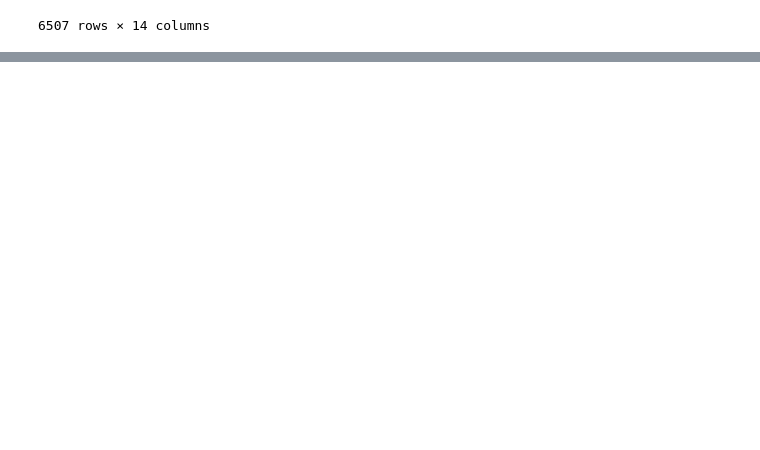
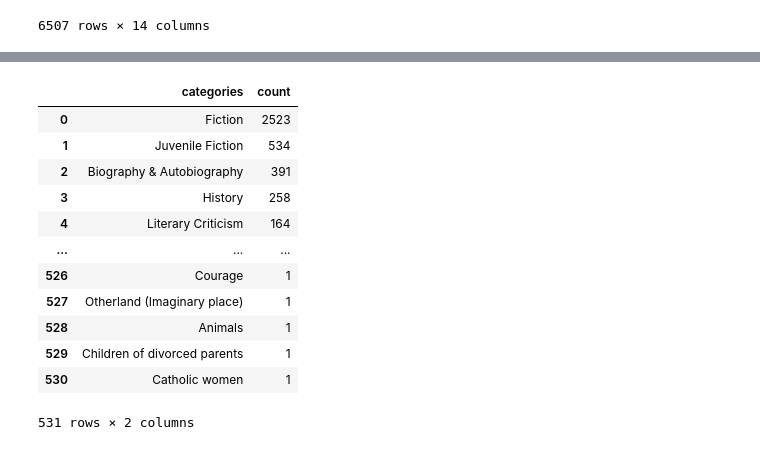
Before and after one commit to prab0007al/Reado, a Jupyter notebook: data_exploration.ipynb, the cells around one changed output, grey strips where cells are left out. Drawn from its saved outputs; the diff is of its cells as text; code cells hidden in the pictures; blank space fills up the shorter version.

```diff
--- a/data_exploration.ipynb
+++ b/data_exploration.ipynb
@@ -85,11 +83,12 @@ books[(books["description"].isna() )|
 so the number of missing values is 303 , so it well under the 5% of our dataset so it is safe to delete these rows
 # %%
 # just opposite of above
-books[(~books["description"].isna() )&
+books_missing = books[(~books["description"].isna() )&
       (~books["average_rating"].isna()) &
       (~books["published_year"].isna() )&
       (~books["num_pages"].isna())
 ]
+books_missing
 # %% [output]
 |  | isbn13 | isbn10 | title | subtitle | authors | categories | thumbnail | description | published_year | ... |
 | 0 | 9780002005883 | 0002005883 | Gilead | NaN | Marilynne Robinson | Fiction | http://books.google.com/books/con... | A NOVEL THAT READERS and critics ... | 2004.0 | ... |
@@ -106,0 +111,16 @@ books[(~books["description"].isna() )&
+# %%
+books_missing["categories"].value_counts().reset_index().sort_values("count", ascending=False)
+# %% [output]
+|  | categories | count |
+| 0 | Fiction | 2523 |
+| 1 | Juvenile Fiction | 534 |
+| 2 | Biography & Autobiography | 391 |
+| 3 | History | 258 |
+| 4 | Literary Criticism | 164 |
+| ... | ... | ... |
+| 526 | Courage | 1 |
+| 527 | Otherland (Imaginary place) | 1 |
+| 528 | Animals | 1 |
+| 529 | Children of divorced parents | 1 |
+| 530 | Catholic women | 1 |
+531 rows × 2 columns
```
Also changed, not shown: parts of 14 cells of this notebook, 1 other file.
